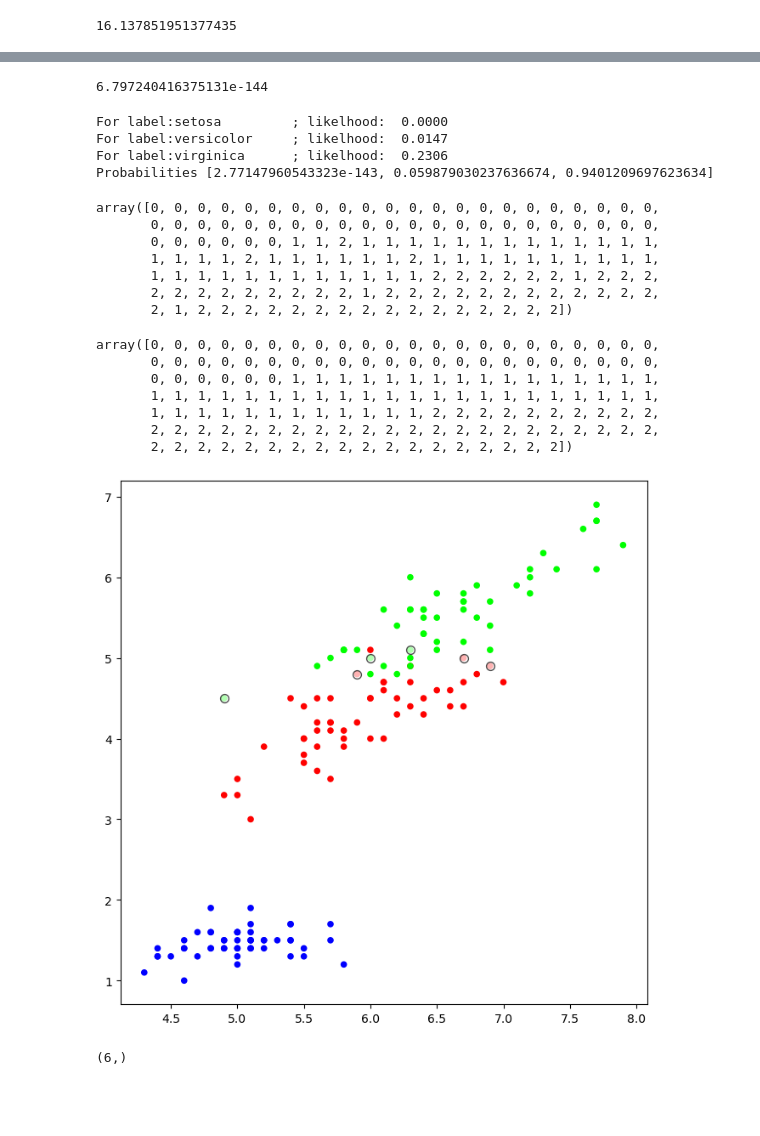
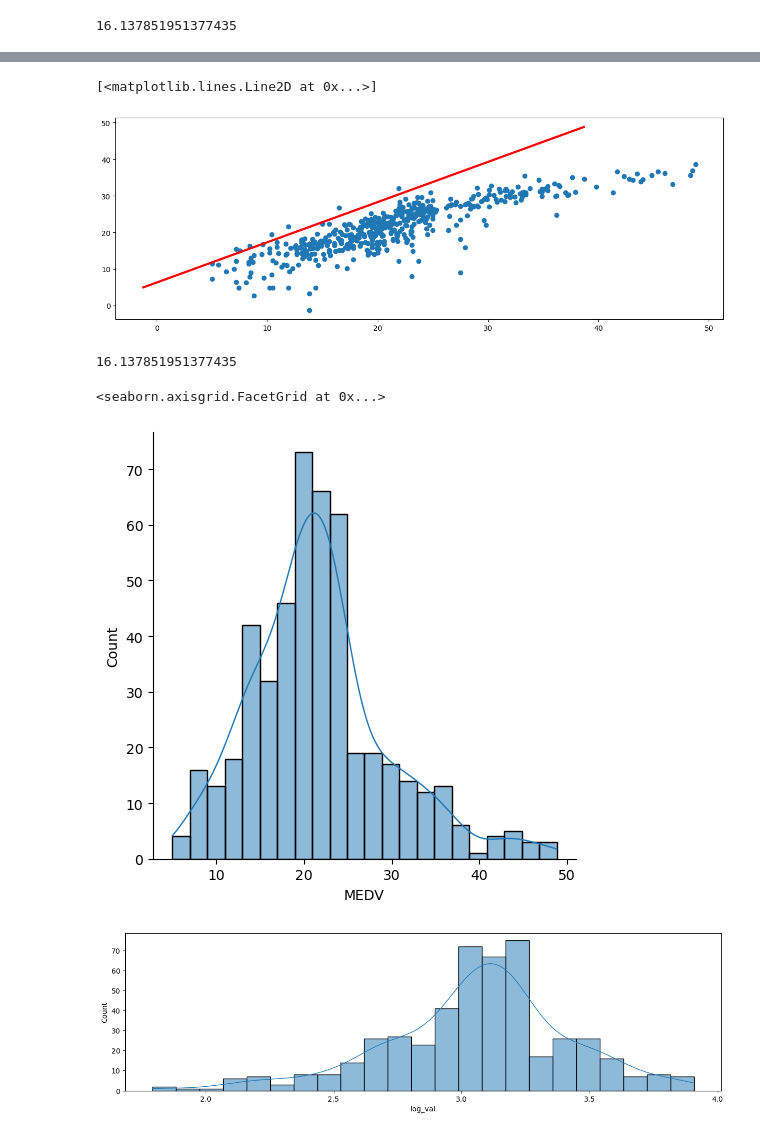
Before and after one commit to ojassannak/Machine_Learn, a Jupyter notebook: 03. linear and logistic regression.ipynb, the cells around one changed output, grey strips where cells are left out. Drawn from its saved outputs; the diff is of its cells as text; code cells hidden in the pictures; blank space fills up the shorter version.

```diff
--- a/03. linear and logistic regression.ipynb
+++ b/03. linear and logistic regression.ipynb
@@ -355,69 +296,29 @@ pdf_label
 # %%
-pdf_label['setosa']['sepal length']*pdf_label['setosa']['sepal width']*pdf_label['setosa']['petal length']*pdf_label['setosa']['petal width']
+reg = LinearRegression()
+reg .fit(features, target)
+y_pred = reg.predict(features)
-# %% [output]
-6.797240416375131e-144
 # %%
-#or do it in a loop
-y_pred=[]
-
-for k, val_lbl in pdf_label.items():
-    prob=1
-
-    for k_col, val_col in val_lbl.items():
-        prob *=val_col
-    y_pred.append(prob)
-
-
-    print(f'For label:{k:15s}; likelhood: {prob: 0.4f}')
-
-
-y_pred=[v/sum(y_pred) for v in y_pred]
-
-print('Probabilities',y_pred)
+plt.scatter(target, y_pred)
+plt.plot([y_pred.min(), y_pred.max()],
+        [target.min(),target.max()],
+        c='r',lw=3)
 # %% [output]
-For label:setosa         ; likelhood:  0.0000
-For label:versicolor     ; likelhood:  0.0147
-For label:virginica      ; likelhood:  0.2306
-Probabilities [2.77147960543323e-143, 0.059879030237636674, 0.9401209697623634]
+[<matplotlib.lines.Line2D at 0x...>]
+[figure, added]
 # %%
-from sklearn.naive_bayes import GaussianNB, MultinomialNB, BernoulliNB
-clf = GaussianNB() #Instantiation
-
-clf.fit(iris_df, y) # fit the model
-y_pred = clf.predict(iris_df) #predictions
-y_pred
+mean_squared_error(y_pred=y_pred,y_true=target)
 # %% [output]
-array([0, 0, 0, 0, 0, 0, 0, 0, 0, 0, 0, 0, 0, 0, 0, 0, 0, 0, 0, 0, 0, 0,
-       0, 0, 0, 0, 0, 0, 0, 0, 0, 0, 0, 0, 0, 0, 0, 0, 0, 0, 0, 0, 0, 0,
-       0, 0, 0, 0, 0, 0, 1, 1, 2, 1, 1, 1, 1, 1, 1, 1, 1, 1, 1, 1, 1, 1,
-       1, 1, 1, 1, 2, 1, 1, 1, 1, 1, 1, 2, 1, 1, 1, 1, 1, 1, 1, 1, 1, 1,
-       1, 1, 1, 1, 1, 1, 1, 1, 1, 1, 1, 1, 2, 2, 2, 2, 2, 2, 1, 2, 2, 2,
-       2, 2, 2, 2, 2, 2, 2, 2, 2, 1, 2, 2, 2, 2, 2, 2, 2, 2, 2, 2, 2, 2,
-       2, 1, 2, 2, 2, 2, 2, 2, 2, 2, 2, 2, 2, 2, 2, 2, 2, 2])
+16.137851951377435
 # %%
-y
+sns.displot(data = df ,  x = 'MEDV', kde = True)
 # %% [output]
-array([0, 0, 0, 0, 0, 0, 0, 0, 0, 0, 0, 0, 0, 0, 0, 0, 0, 0, 0, 0, 0, 0,
-       0, 0, 0, 0, 0, 0, 0, 0, 0, 0, 0, 0, 0, 0, 0, 0, 0, 0, 0, 0, 0, 0,
-       0, 0, 0, 0, 0, 0, 1, 1, 1, 1, 1, 1, 1, 1, 1, 1, 1, 1, 1, 1, 1, 1,
-       1, 1, 1, 1, 1, 1, 1, 1, 1, 1, 1, 1, 1, 1, 1, 1, 1, 1, 1, 1, 1, 1,
-       1, 1, 1, 1, 1, 1, 1, 1, 1, 1, 1, 1, 2, 2, 2, 2, 2, 2, 2, 2, 2, 2,
-       2, 2, 2, 2, 2, 2, 2, 2, 2, 2, 2, 2, 2, 2, 2, 2, 2, 2, 2, 2, 2, 2,
-       2, 2, 2, 2, 2, 2, 2, 2, 2, 2, 2, 2, 2, 2, 2, 2, 2, 2])
+<seaborn.axisgrid.FacetGrid at 0x...>
+[figure, added]
 # %%
-xplot=iris_df.keys()[0]
-yplot=iris_df.keys()[2]
-
-x_err=iris_df[xplot][(y!=y_pred)]
-y_err=iris_df[yplot][(y!=y_pred)]
+y= np.log1p(df['MEDV'])
+df['log_val'] = y
 # %%
-fig = plt.figure(figsize=(8,8))
-ax= fig.add_subplot(111)
-plt.scatter(iris_df[xplot], iris_df[yplot], s = 20, c = y , cmap = plt.cm.brg)
-plt.scatter(x_err,y_err , s = 50, c = 'w' ,edgecolors='black',alpha=0.7);
+fig , ax = plt.subplots(figsize = (15,4))
+sns.histplot(data= df, x= 'log_val', kde =True, ax =ax);
 # %% [output]
-[figure, old version]
+[figure, new version]
-# %%
-x_err.shape
-# %% [output]
-(6,)
```
Also changed, not shown: parts of 30 cells of this notebook, 2 other files.
